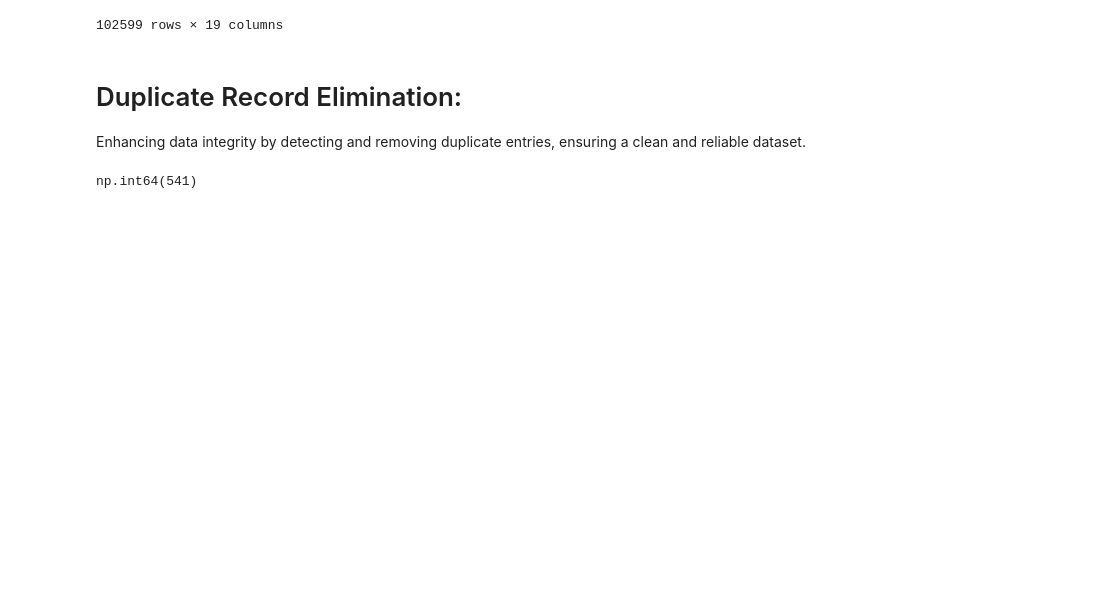
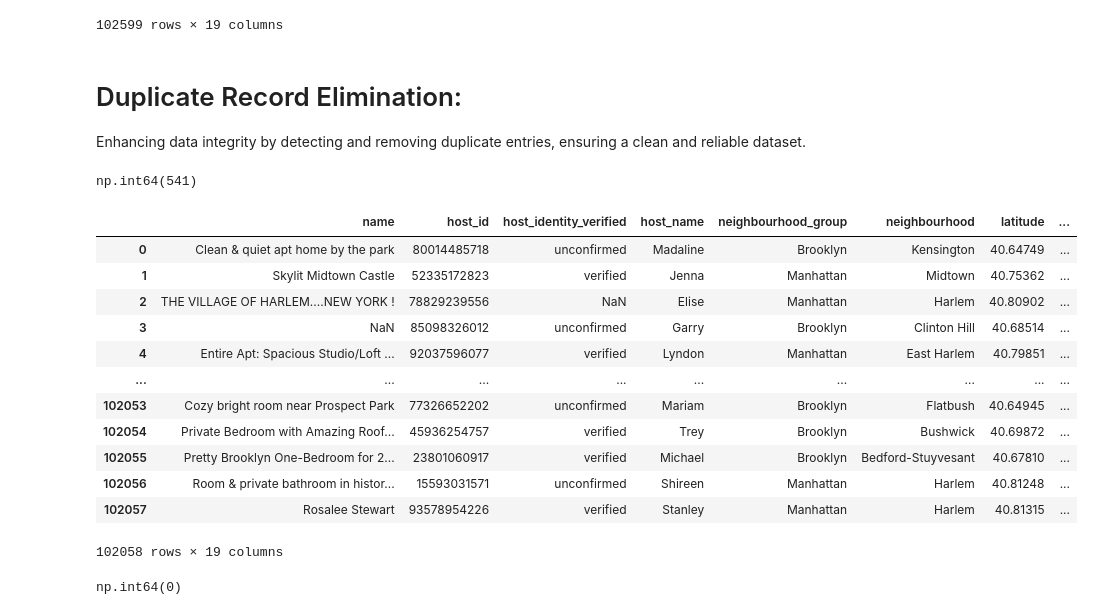
Before and after one commit to Mugo-Ndungu/Airbnb-Open-Data-Cleaning, a Jupyter notebook: Notebook.ipynb, the cells around one changed output. Cells and saved outputs as stored; diff of their text form; code cells hidden in the pictures; blank space fills up the shorter version.

Commit message:
Remove duplicate records to enhance data integrity and reliability

```diff
--- a/Notebook.ipynb
+++ b/Notebook.ipynb
@@ -185,3 +185,24 @@ Enhancing data integrity by detecting and removing duplicate entries, ensuring a
 data.duplicated().sum()
 # %% [output]
 np.int64(541)
+# %%
+data.drop_duplicates(inplace=True)
+data
+# %% [output]
+|  | name | host_id | host_identity_verified | host_name | neighbourhood_group | neighbourhood | latitude | ... |
+| 0 | Clean & quiet apt home by the park | 80014485718 | unconfirmed | Madaline | Brooklyn | Kensington | 40.64749 | ... |
+| 1 | Skylit Midtown Castle | 52335172823 | verified | Jenna | Manhattan | Midtown | 40.75362 | ... |
+| 2 | THE VILLAGE OF HARLEM....NEW YORK ! | 78829239556 | NaN | Elise | Manhattan | Harlem | 40.80902 | ... |
+| 3 | NaN | 85098326012 | unconfirmed | Garry | Brooklyn | Clinton Hill | 40.68514 | ... |
+| 4 | Entire Apt: Spacious Studio/Loft ... | 92037596077 | verified | Lyndon | Manhattan | East Harlem | 40.79851 | ... |
+| ... | ... | ... | ... | ... | ... | ... | ... | ... |
+| 102053 | Cozy bright room near Prospect Park | 77326652202 | unconfirmed | Mariam | Brooklyn | Flatbush | 40.64945 | ... |
+| 102054 | Private Bedroom with Amazing Roof... | 45936254757 | verified | Trey | Brooklyn | Bushwick | 40.69872 | ... |
+| 102055 | Pretty Brooklyn One-Bedroom for 2... | 23801060917 | verified | Michael | Brooklyn | Bedford-Stuyvesant | 40.67810 | ... |
+| 102056 | Room & private bathroom in histor... | 15593031571 | unconfirmed | Shireen | Manhattan | Harlem | 40.81248 | ... |
+| 102057 | Rosalee Stewart | 93578954226 | verified | Stanley | Manhattan | Harlem | 40.81315 | ... |
+102058 rows × 19 columns
+# %%
+data.duplicated().sum()
+# %% [output]
+np.int64(0)
```
